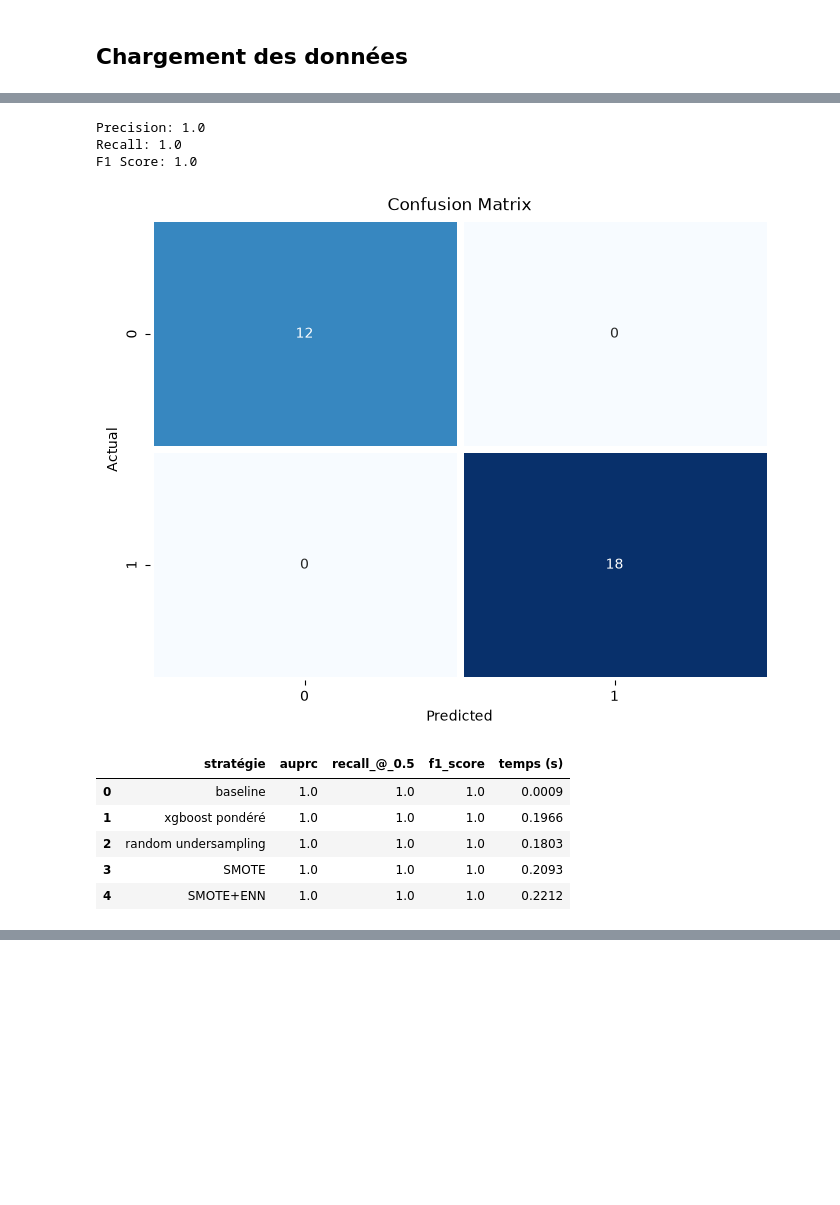
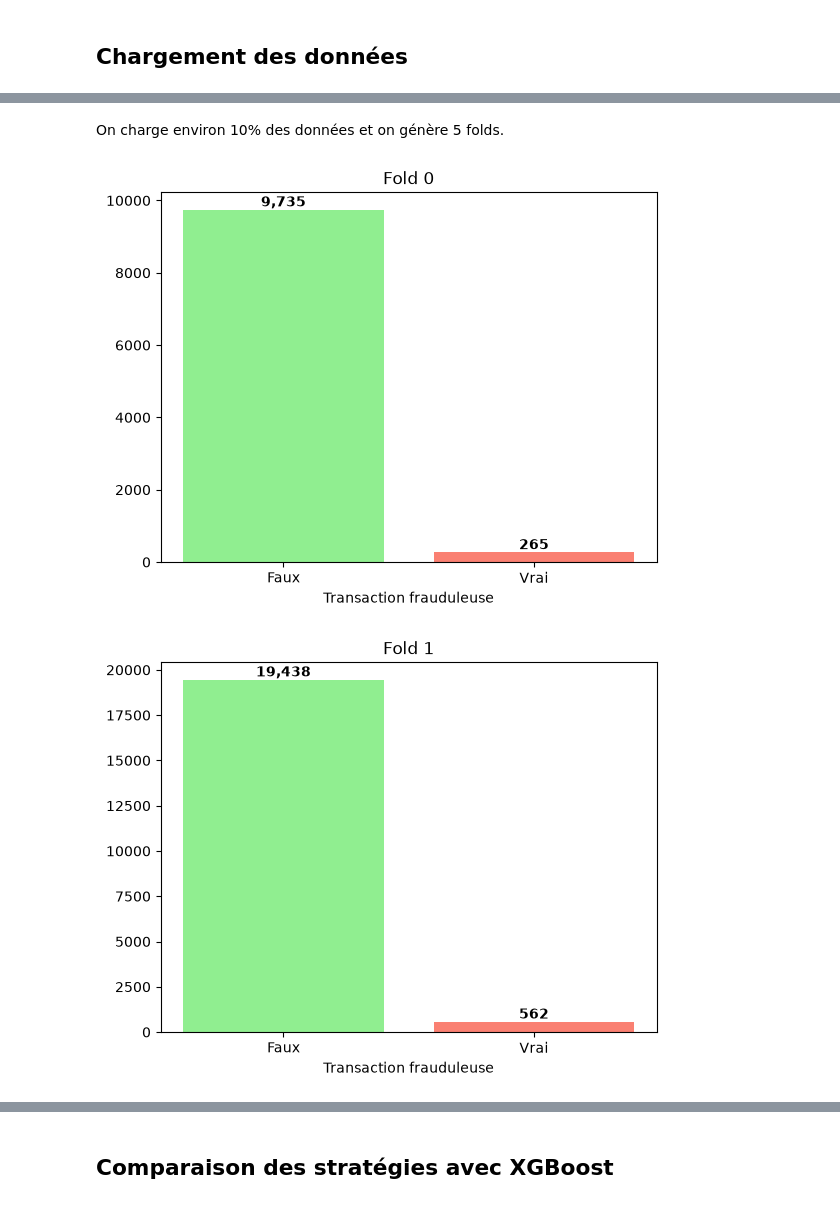
Before and after one commit to trentinx/fraud-scope, a Jupyter notebook: 01.1_xgboost.ipynb, the cells around one changed output, grey strips where cells are left out. Cells and saved outputs as stored; diff of their text form; code cells hidden in the pictures; blank space fills up the shorter version.

```diff
--- a/01.1_xgboost.ipynb
+++ b/01.1_xgboost.ipynb
@@ -28,7 +43,7 @@ warnings.filterwarnings("ignore")
 # %% [markdown]
 ## Fonctions
 # %%
-def plot_classes(y):
+def plot_classes(y,fold):
     x_,y_ = np.unique_counts(y)
     bars = plt.bar(x_,y_,color=['lightgreen', 'salmon'])
     for bar in bars:
@@ -37,6 +52,7 @@ def plot_classes(y):
         plt.text(bar.get_x() + bar.get_width()/2., height + offset,
              f'{height:,}',
              ha='center', va='bottom', fontsize=10, fontweight='bold')
-    plt.xlabel('isFraud')
-    plt.xticks(ticks=x_)
+    plt.xlabel('Transaction frauduleuse')
+    plt.xticks(ticks=x_,labels=['Faux', 'Vrai'])
+    plt.title(f"Fold {fold}")
     plt.show()
@@ -58,12 +59,2 @@ def plot_confusion_matrix(y_test, y_pred):
 # %% [markdown]
 ## Chargement des données
-# %%
-from sklearn.datasets import load_iris
-from sklearn.model_selection import train_test_split
-data = load_iris()
-X, y  = data['data'],  data['target']
-
-for k,v in enumerate(y):
-    y[k] = 1 if v>1 else v
-
-X_train, X_test, y_train, y_test = train_test_split(X,y, test_size=.2,random_state=32)
@@ -235,16 +61,16 @@ runner.run("train")
-# %%
-plot_confusion_matrix(y_test,runner.models[4].predict(X_test))
-# %% [output]
-Precision: 1.0
-Recall: 1.0
-F1 Score: 1.0
-[figure, removed]
-# %%
-pd.DataFrame(runner.results)
-# %% [output]
-|  | stratégie | auprc | recall_@_0.5 | f1_score | temps (s) |
-| 0 | baseline | 1.0 | 1.0 | 1.0 | 0.0009 |
-| 1 | xgboost pondéré | 1.0 | 1.0 | 1.0 | 0.1966 |
-| 2 | random undersampling | 1.0 | 1.0 | 1.0 | 0.1803 |
-| 3 | SMOTE | 1.0 | 1.0 | 1.0 | 0.2093 |
-| 4 | SMOTE+ENN | 1.0 | 1.0 | 1.0 | 0.2212 |
+# %% [markdown]
+On charge environ 10% des données et on génère 5 folds.
+# %%
+df = pd.read_csv("data/train_featured.csv",nrows=60000)
+
+y = df["isFraud"]
+X = df.drop(columns="isFraud")
+# %%
+tscv = TimeSeriesSplit(n_splits=5)
+# %%
+for fold, (train_idx, _) in enumerate(tscv.split(X)):
+    y_train = y.iloc[train_idx]
+    plot_classes(y_train,fold)
+# %% [output]
+[figure, added]
+[figure, added]
@@ -250,0 +80,2 @@ pd.DataFrame(runner.results)
+# %% [markdown]
+## Comparaison des stratégies avec XGBoost
```
Also changed, not shown: parts of 51 cells of this notebook, 3 other files.
